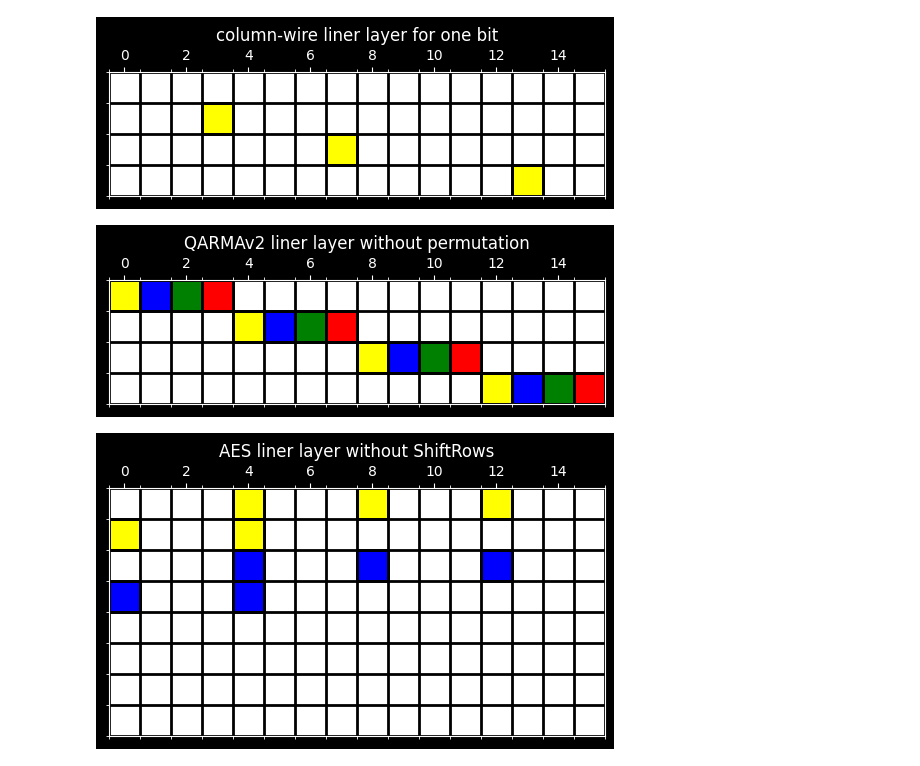
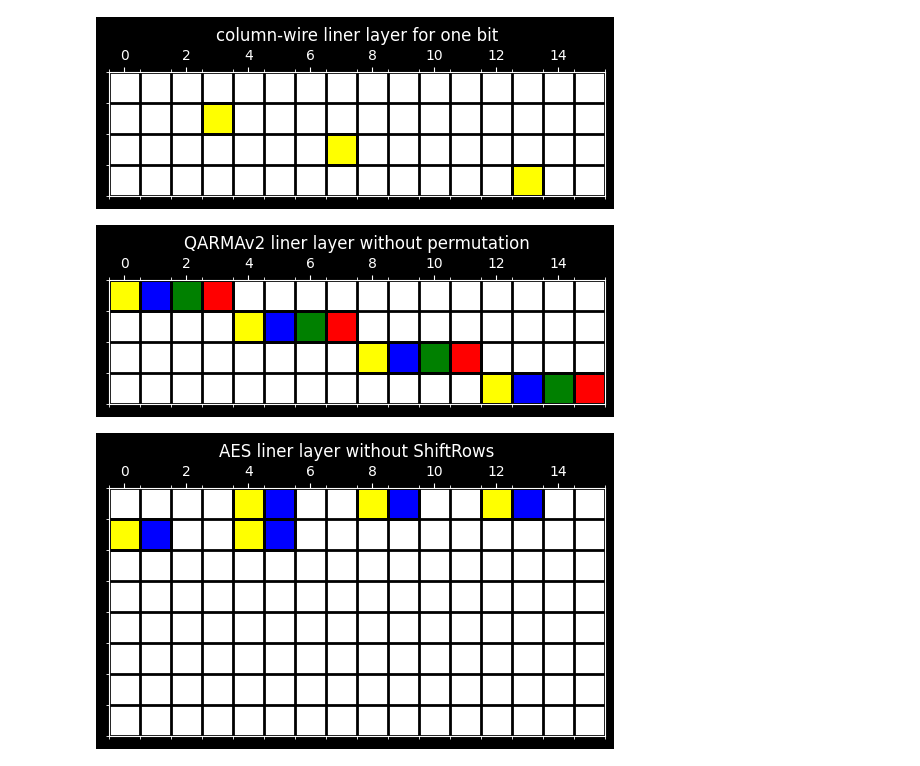
Before and after one commit to jiahaoxiang2000/misc, a Jupyter notebook: bitslicing.ipynb, the cells around one changed output. Drawn from its saved outputs; the diff is of its cells as text; code cells hidden in the pictures.

```diff
--- a/bitslicing.ipynb
+++ b/bitslicing.ipynb
@@ -97,21 +97,21 @@ plot_highlighted_grid(
 # %%
 highlighted_squares = [
     ([(0, 0), (1, 4), (2, 8), (3, 12)], "yellow"),
     ([(0, 1), (1, 5), (2, 9), (3, 13)], "blue"),
     ([(0, 2), (1, 6), (2, 10), (3, 14)], "green"),
     ([(0, 3), (1, 7), (2, 11), (3, 15)], "red"),
 ]
 plot_highlighted_grid(
     rows, cols, highlighted_squares, "QARMAv2 liner layer without permutation"
 )
 highlighted_squares = [
     ([(1, 0), (1, 4), (0, 4), (0, 8), (0, 12)], "yellow"),
-    ([(3, 0), (3, 4), (2, 4), (2, 8), (2, 12)], "blue"),
+    ([(1, 1), (1, 5), (0, 5), (0, 9), (0, 13)], "blue"),
 ]
 plot_highlighted_grid(8, 16, highlighted_squares, "AES liner layer without ShiftRows")
 # %% [output]
 [figure]
-[figure, old version]
+[figure, new version]
 # %%
 # Define the permutation
 permutation = [0, 11, 6, 13, 10, 1, 12, 7, 5, 14, 3, 8, 15, 4, 9, 2]
```
Also changed, not shown: parts of 1 cell of this notebook.
